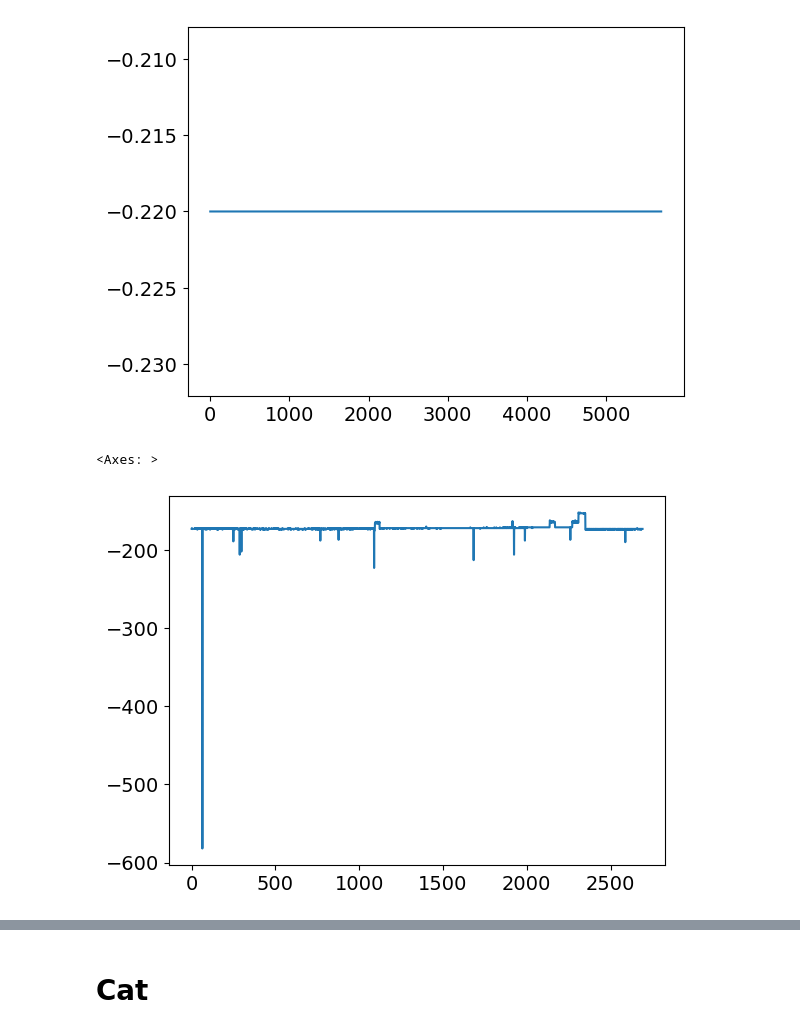
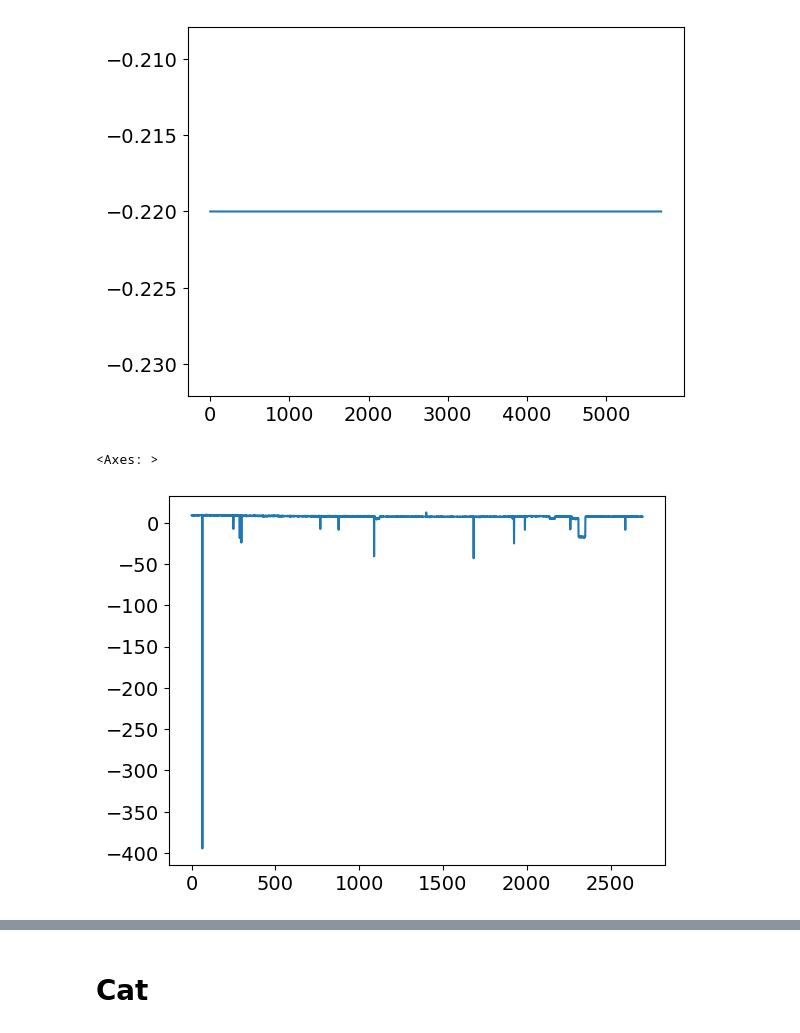
Before and after one commit to SergeyDolin/inclinometer-main, a Jupyter notebook: nn.ipynb, the cells around one changed output, grey strips where cells are left out. Drawn from its saved outputs; the diff is of its cells as text; code cells hidden in the pictures.

```diff
--- a/nn.ipynb
+++ b/nn.ipynb
@@ -252,13 +252,18 @@ train = train.reset_index(drop=True)
 test = test.reset_index(drop=True)
 
 
-train['center_bubbles_px'] = train['center_bubbles_px'].loc[(train['center_bubbles_px'] > -5) & (train['center_bubbles_px'] < 10)]
-test['center_bubbles_px'] = test['center_bubbles_px'].loc[(test['center_bubbles_px'] > -5) & (test['center_bubbles_px'] < 10)]
-for i in train.columns:
-    # if i not in [CFG.TARGET, 'temperature']:
-    if i not in [CFG.TARGET, 'temperature', 'air_temp']:
-        train[i] = train[i].interpolate(method='nearest', limit_direction='forward')
-        test[i] = test[i].interpolate(method='nearest', limit_direction='forward')
+# train['center_bubbles_px'] = train['center_bubbles_px'].loc[(train['center_bubbles_px'] > -5) & (train['center_bubbles_px'] < 10)]
+# test['center_bubbles_px'] = test['center_bubbles_px'].loc[(test['center_bubbles_px'] > -5) & (test['center_bubbles_px'] < 10)]
+
+# for i in train.columns:
+#     if i not in [CFG.TARGET, 'temperature', 'air_temp','center_bubbles_px']:
+#         train[i] = train[i].loc[(train[i] > -200) & (train[i] < 200)]
+#         test[i] = test[i].loc[(test[i] > -200) & (test[i] < 200)]
+
+# for i in train.columns:
+#     if i not in [CFG.TARGET, 'temperature', 'air_temp']:
+#         train[i] = train[i].interpolate(method='nearest', limit_direction='forward')
+#         test[i] = test[i].interpolate(method='nearest', limit_direction='forward')
 # %%
 # def agg_features(df, suffix=''):
 #     X = pd.DataFrame()
@@ -286,14 +291,15 @@ for i in train.columns:
 
 # train = train.fillna(0.0)
 # test = test.fillna(0.0)
-
+train.dropna(inplace=True)
+test.dropna(inplace=True)
 train = train.reset_index(drop=True)
 test = test.reset_index(drop=True)
 
 features = train.drop([CFG.TARGET], axis=1)
 target = train[CFG.TARGET]
 # %%
-features['1'].plot()
+features['center_bubbles_px'].plot()
 # %% [output]
 <Axes: >
-[figure, old version]
+[figure, new version]
```
Also changed, not shown: parts of 25 cells of this notebook.
